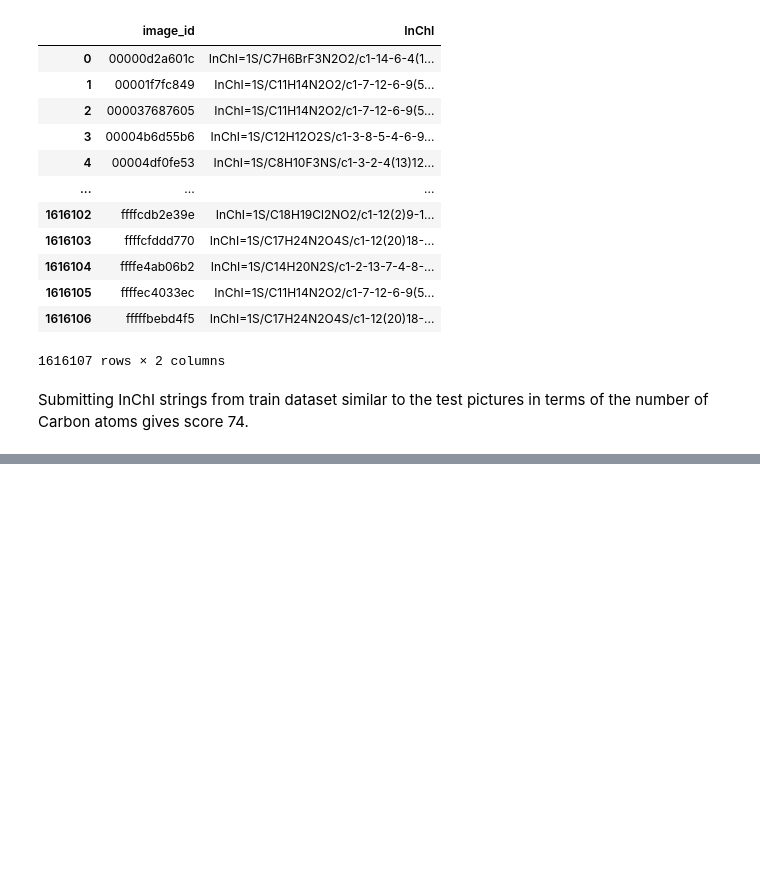
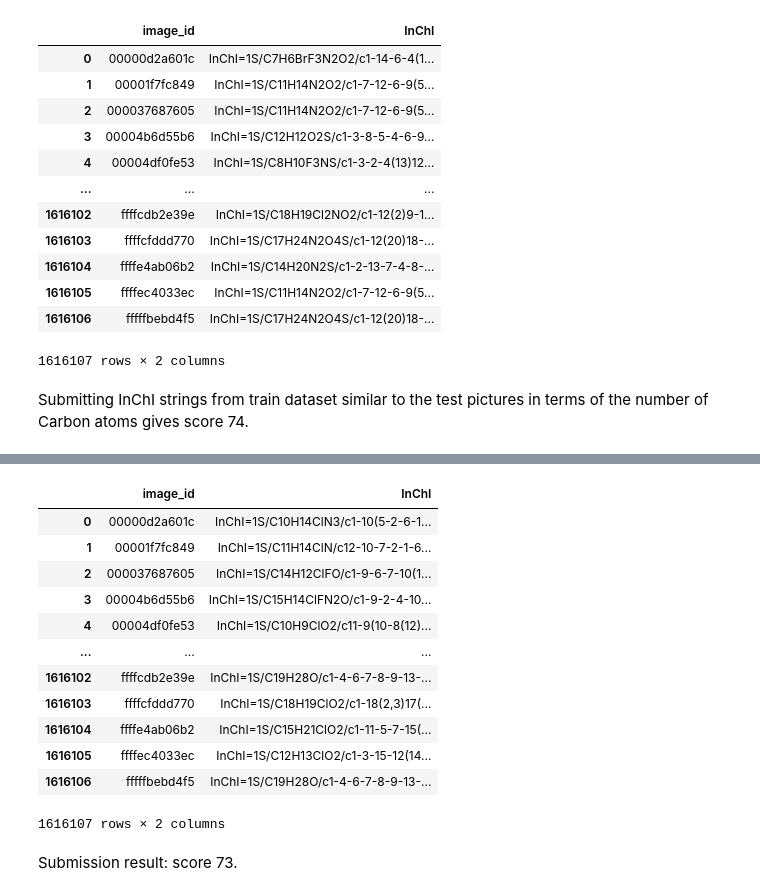
Before and after one commit to alex637/MolecularTranslation, a Jupyter notebook: basic.ipynb, the cells around one changed output, grey strips where cells are left out. Saved outputs shown, nothing was run; the diff lists cells and outputs as text; code cells hidden in the pictures; blank space fills up the shorter version.

Commit message:
Pretrainen multiple regression and submission.

```diff
--- a/basic.ipynb
+++ b/basic.ipynb
@@ -286,0 +321,16 @@ Submitting InChI strings from train dataset similar to the test pictures in term
+# %%
+@njit
+def find_index_of_closest1(atom_counts):
+    dist  = 1e5
+    index = 0
+    for i in range(atoms_counts_train.shape[0]):
+        d = distance(atoms_counts_train[i,:], atom_counts)
+        if d < dist:
+            dist = d
+            index = i
+    return index
+# %%
+%%time
+for index in tqdm(range(submission.shape[0])):
+    a = find_index_of_closest1(atoms_counts_test[index,:])
+    submission.iat[index, 1] = inchi_train.iat[a, 1]
@@ -286,0 +345,4 @@ Submitting InChI strings from train dataset similar to the test pictures in term
+# %%
+%%time
+indices = Parallel(n_jobs=6)(delayed(find_index_of_closest1)(
+                                    atoms_counts_test[index,:]) for index in range(submission.shape[0]))
@@ -286,0 +352,19 @@ Submitting InChI strings from train dataset similar to the test pictures in term
+# %%
+for index in range(submission.shape[0]):
+    submission.iat[index, 1] = inchi_train.iat[indices[index], 1]
+# %%
+submission
+# %% [output]
+|  | image_id | InChI |
+| 0 | 00000d2a601c | InChI=1S/C10H14ClN3/c1-10(5-2-6-1... |
+| 1 | 00001f7fc849 | InChI=1S/C11H14ClN/c12-10-7-2-1-6... |
+| 2 | 000037687605 | InChI=1S/C14H12ClFO/c1-9-6-7-10(1... |
+| 3 | 00004b6d55b6 | InChI=1S/C15H14ClFN2O/c1-9-2-4-10... |
+| 4 | 00004df0fe53 | InChI=1S/C10H9ClO2/c11-9(10-8(12)... |
+| ... | ... | ... |
+| 1616102 | ffffcdb2e39e | InChI=1S/C19H28O/c1-4-6-7-8-9-13-... |
+| 1616103 | ffffcfddd770 | InChI=1S/C18H19ClO2/c1-18(2,3)17(... |
+| 1616104 | ffffe4ab06b2 | InChI=1S/C15H21ClO2/c1-11-5-7-15(... |
+| 1616105 | ffffec4033ec | InChI=1S/C12H13ClO2/c1-3-15-12(14... |
+| 1616106 | fffffbebd4f5 | InChI=1S/C19H28O/c1-4-6-7-8-9-13-... |
+1616107 rows × 2 columns
@@ -286,0 +375,2 @@ Submitting InChI strings from train dataset similar to the test pictures in term
+# %% [markdown]
+Submission result: score 73.
```
Also changed, not shown: parts of 11 cells of this notebook, 1 other file.
